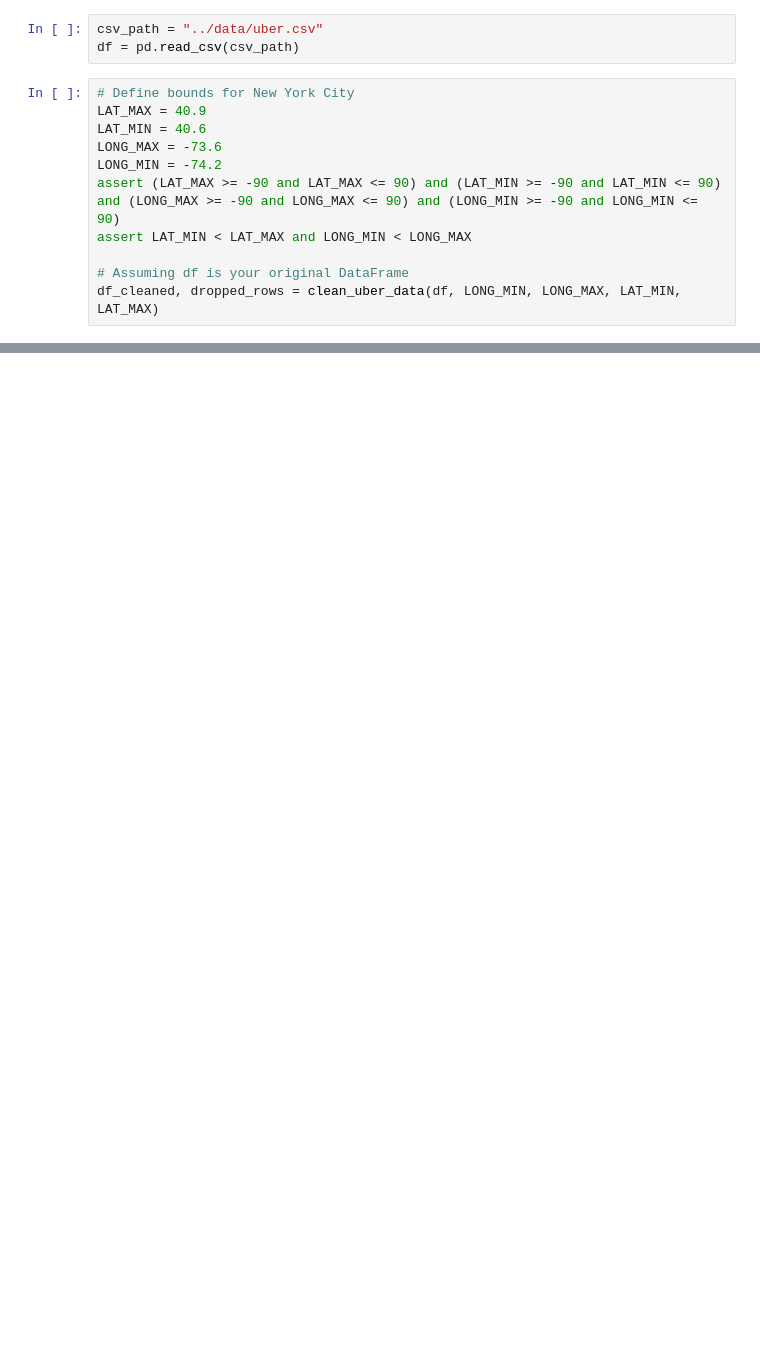
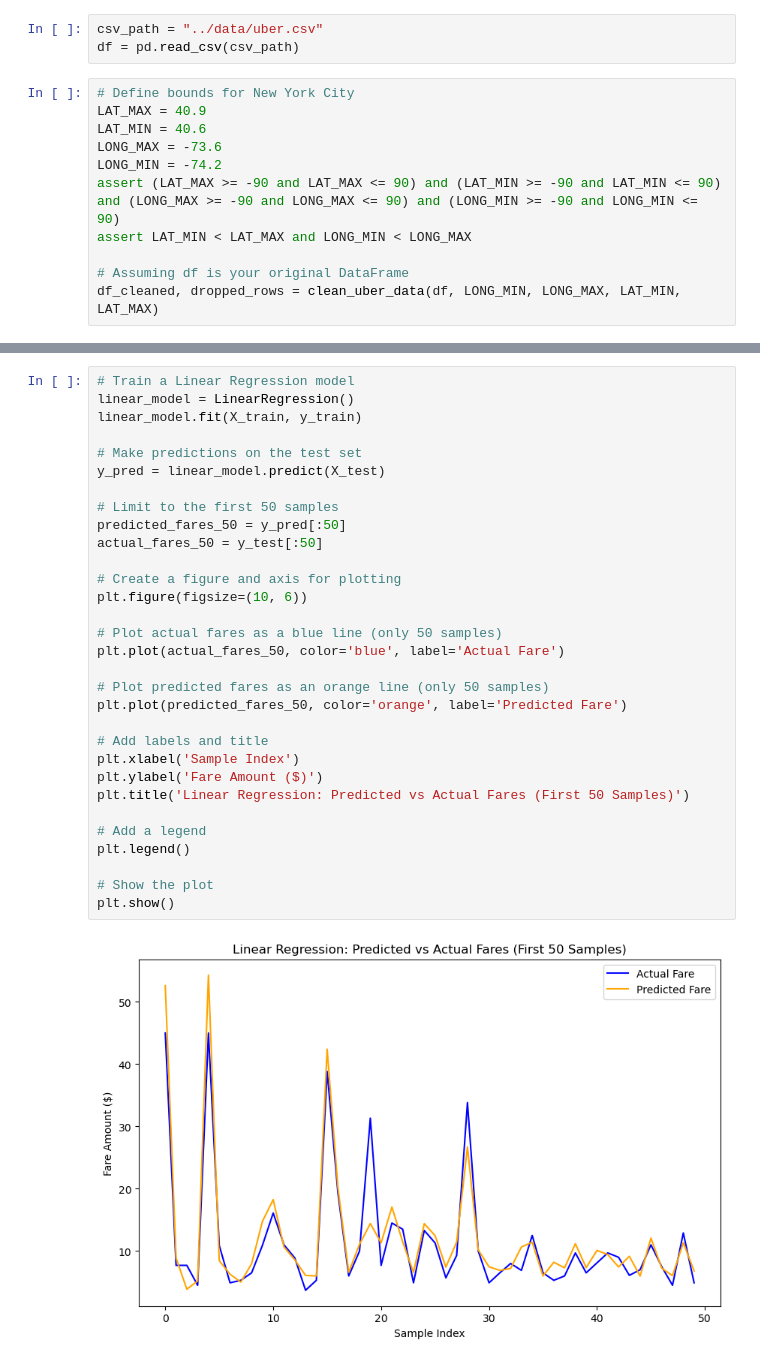
Before and after one commit to Matthew1172/IT-DA-A1, a Jupyter notebook: notebooks/inf.ipynb, the cells around one changed output, grey strips where cells are left out. Cells and saved outputs as stored; diff of their text form; blank space fills up the shorter version.

```diff
--- a/notebooks/inf.ipynb
+++ b/notebooks/inf.ipynb
@@ -114,0 +119,33 @@ NameError: name 'torch' is not defined
+# %%
+# Train a Linear Regression model
+linear_model = LinearRegression()
+linear_model.fit(X_train, y_train)
+
+# Make predictions on the test set
+y_pred = linear_model.predict(X_test)
+
+# Limit to the first 50 samples
+predicted_fares_50 = y_pred[:50]
+actual_fares_50 = y_test[:50]
+
+# Create a figure and axis for plotting
+plt.figure(figsize=(10, 6))
+
+# Plot actual fares as a blue line (only 50 samples)
+plt.plot(actual_fares_50, color='blue', label='Actual Fare')
+
+# Plot predicted fares as an orange line (only 50 samples)
+plt.plot(predicted_fares_50, color='orange', label='Predicted Fare')
+
+# Add labels and title
+plt.xlabel('Sample Index')
+plt.ylabel('Fare Amount ($)')
+plt.title('Linear Regression: Predicted vs Actual Fares (First 50 Samples)')
+
+# Add a legend
+plt.legend()
+
+# Show the plot
+plt.show()
+# %% [output]
+[figure, added]
```
Also changed, not shown: parts of 9 cells of this notebook, 1 other file.
